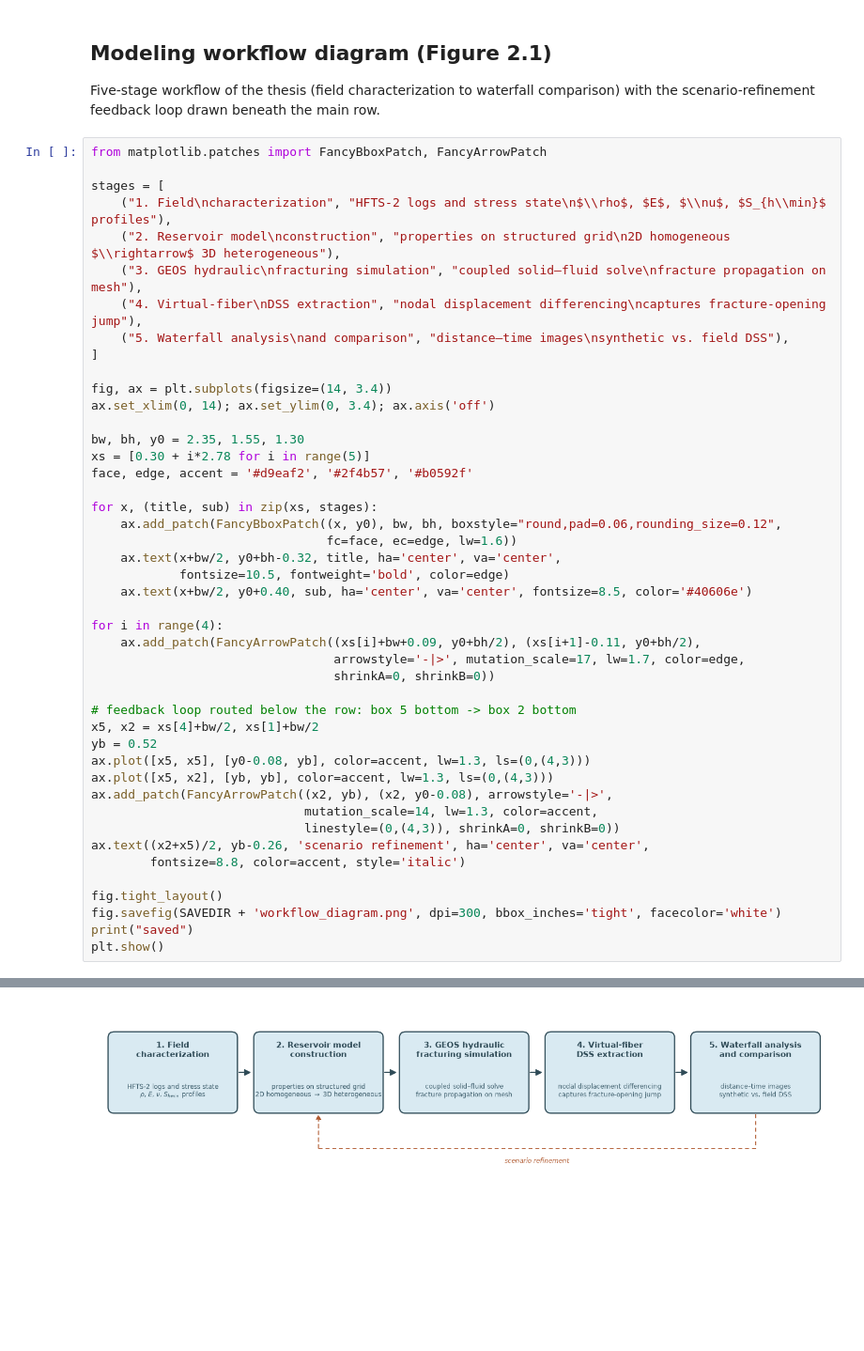
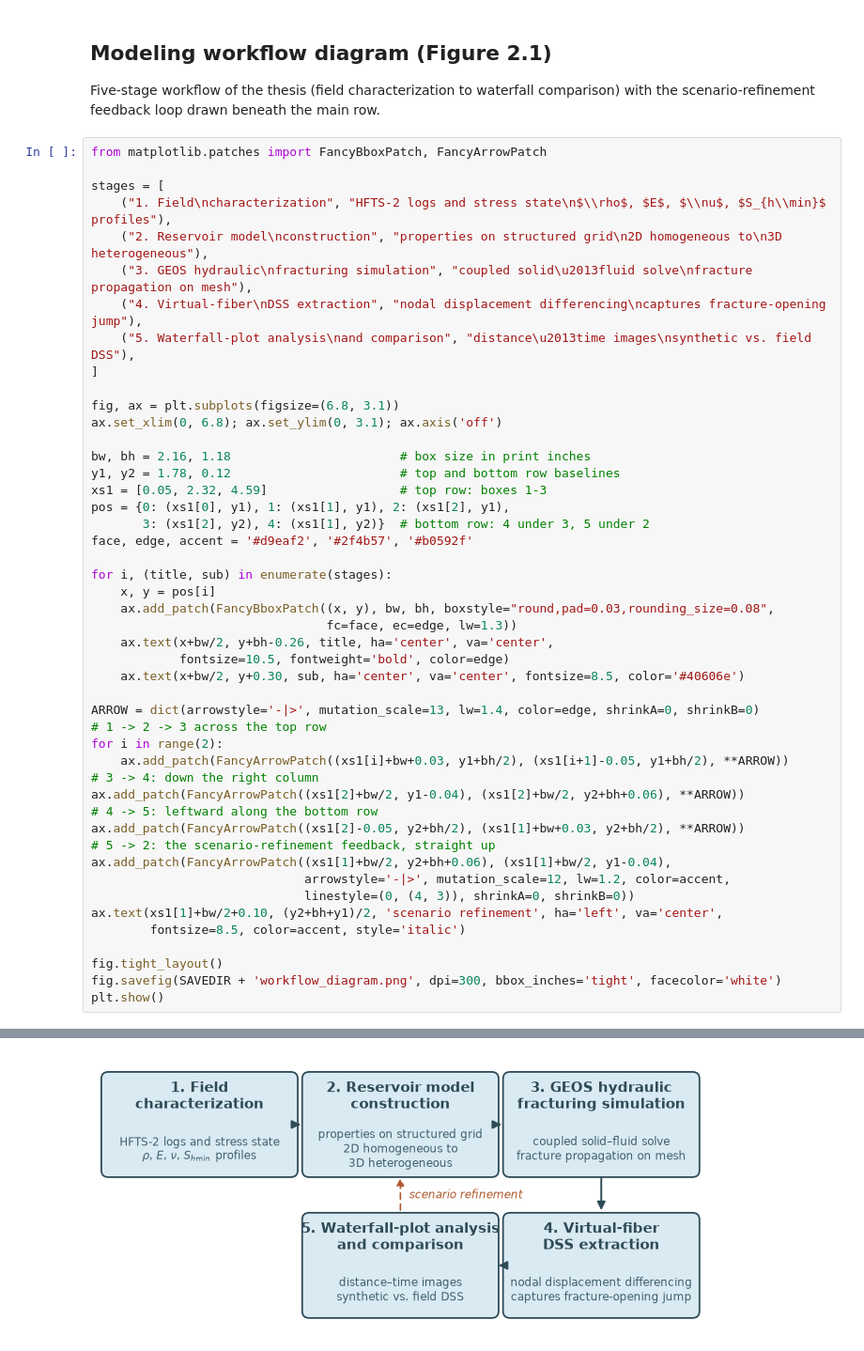
Before and after one commit to iBadrB/Heartless-Strain-Signals, a Jupyter notebook: notebooks/concept_figures.ipynb, the cells around one changed output, grey strips where cells are left out. Shown at 94% size. Saved outputs shown, nothing was run; the diff lists cells and outputs as text; blank space fills up the shorter version.

Commit message:
fixing/adding figure formating

```diff
--- a/notebooks/concept_figures.ipynb
+++ b/notebooks/concept_figures.ipynb
@@ -216,44 +216,46 @@ from matplotlib.patches import FancyBboxPatch, FancyArrowPatch
 
 stages = [
     ("1. Field\ncharacterization", "HFTS-2 logs and stress state\n$\\rho$, $E$, $\\nu$, $S_{h\\min}$ profiles"),
-    ("2. Reservoir model\nconstruction", "properties on structured grid\n2D homogeneous $\\rightarrow$ 3D heterogeneous"),
-    ("3. GEOS hydraulic\nfracturing simulation", "coupled solid–fluid solve\nfracture propagation on mesh"),
+    ("2. Reservoir model\nconstruction", "properties on structured grid\n2D homogeneous to\n3D heterogeneous"),
+    ("3. GEOS hydraulic\nfracturing simulation", "coupled solid\u2013fluid solve\nfracture propagation on mesh"),
     ("4. Virtual-fiber\nDSS extraction", "nodal displacement differencing\ncaptures fracture-opening jump"),
-    ("5. Waterfall analysis\nand comparison", "distance–time images\nsynthetic vs. field DSS"),
+    ("5. Waterfall-plot analysis\nand comparison", "distance\u2013time images\nsynthetic vs. field DSS"),
 ]
 
-fig, ax = plt.subplots(figsize=(14, 3.4))
-ax.set_xlim(0, 14); ax.set_ylim(0, 3.4); ax.axis('off')
+fig, ax = plt.subplots(figsize=(6.8, 3.1))
+ax.set_xlim(0, 6.8); ax.set_ylim(0, 3.1); ax.axis('off')
 
-bw, bh, y0 = 2.35, 1.55, 1.30
-xs = [0.30 + i*2.78 for i in range(5)]
+bw, bh = 2.16, 1.18                       # box size in print inches
+y1, y2 = 1.78, 0.12                       # top and bottom row baselines
+xs1 = [0.05, 2.32, 4.59]                  # top row: boxes 1-3
+pos = {0: (xs1[0], y1), 1: (xs1[1], y1), 2: (xs1[2], y1),
+       3: (xs1[2], y2), 4: (xs1[1], y2)}  # bottom row: 4 under 3, 5 under 2
 face, edge, accent = '#d9eaf2', '#2f4b57', '#b0592f'
 
-for x, (title, sub) in zip(xs, stages):
-    ax.add_patch(FancyBboxPatch((x, y0), bw, bh, boxstyle="round,pad=0.06,rounding_size=0.12",
-                                fc=face, ec=edge, lw=1.6))
-    ax.text(x+bw/2, y0+bh-0.32, title, ha='center', va='center',
+for i, (title, sub) in enumerate(stages):
+    x, y = pos[i]
+    ax.add_patch(FancyBboxPatch((x, y), bw, bh, boxstyle="round,pad=0.03,rounding_size=0.08",
+                                fc=face, ec=edge, lw=1.3))
+    ax.text(x+bw/2, y+bh-0.26, title, ha='center', va='center',
             fontsize=10.5, fontweight='bold', color=edge)
-    ax.text(x+bw/2, y0+0.40, sub, ha='center', va='center', fontsize=8.5, color='#40606e')
+    ax.text(x+bw/2, y+0.30, sub, ha='center', va='center', fontsize=8.5, color='#40606e')
 
-for i in range(4):
-    ax.add_patch(FancyArrowPatch((xs[i]+bw+0.09, y0+bh/2), (xs[i+1]-0.11, y0+bh/2),
-                                 arrowstyle='-|>', mutation_scale=17, lw=1.7, color=edge,
-                                 shrinkA=0, shrinkB=0))
-
-# feedback loop routed below the row: box 5 bottom -> box 2 bottom
-x5, x2 = xs[4]+bw/2, xs[1]+bw/2
-yb = 0.52
-ax.plot([x5, x5], [y0-0.08, yb], color=accent, lw=1.3, ls=(0,(4,3)))
-ax.plot([x5, x2], [yb, yb], color=accent, lw=1.3, ls=(0,(4,3)))
-ax.add_patch(FancyArrowPatch((x2, yb), (x2, y0-0.08), arrowstyle='-|>',
-                             mutation_scale=14, lw=1.3, color=accent,
-                             linestyle=(0,(4,3)), shrinkA=0, shrinkB=0))
-ax.text((x2+x5)/2, yb-0.26, 'scenario refinement', ha='center', va='center',
-        fontsize=8.8, color=accent, style='italic')
+ARROW = dict(arrowstyle='-|>', mutation_scale=13, lw=1.4, color=edge, shrinkA=0, shrinkB=0)
+# 1 -> 2 -> 3 across the top row
+for i in range(2):
+    ax.add_patch(FancyArrowPatch((xs1[i]+bw+0.03, y1+bh/2), (xs1[i+1]-0.05, y1+bh/2), **ARROW))
+# 3 -> 4: down the right column
+ax.add_patch(FancyArrowPatch((xs1[2]+bw/2, y1-0.04), (xs1[2]+bw/2, y2+bh+0.06), **ARROW))
+# 4 -> 5: leftward along the bottom row
+ax.add_patch(FancyArrowPatch((xs1[2]-0.05, y2+bh/2), (xs1[1]+bw+0.03, y2+bh/2), **ARROW))
+# 5 -> 2: the scenario-refinement feedback, straight up
+ax.add_patch(FancyArrowPatch((xs1[1]+bw/2, y2+bh+0.06), (xs1[1]+bw/2, y1-0.04),
+                             arrowstyle='-|>', mutation_scale=12, lw=1.2, color=accent,
+                             linestyle=(0, (4, 3)), shrinkA=0, shrinkB=0))
+ax.text(xs1[1]+bw/2+0.10, (y2+bh+y1)/2, 'scenario refinement', ha='left', va='center',
+        fontsize=8.5, color=accent, style='italic')
 
 fig.tight_layout()
 fig.savefig(SAVEDIR + 'workflow_diagram.png', dpi=300, bbox_inches='tight', facecolor='white')
-print("saved")
 plt.show()
 # %% [output]
@@ -261 +262 @@ saved
-[figure, old version]
+[figure, new version]
```
Also changed, not shown: parts of 1 cell of this notebook, 2 other files.
